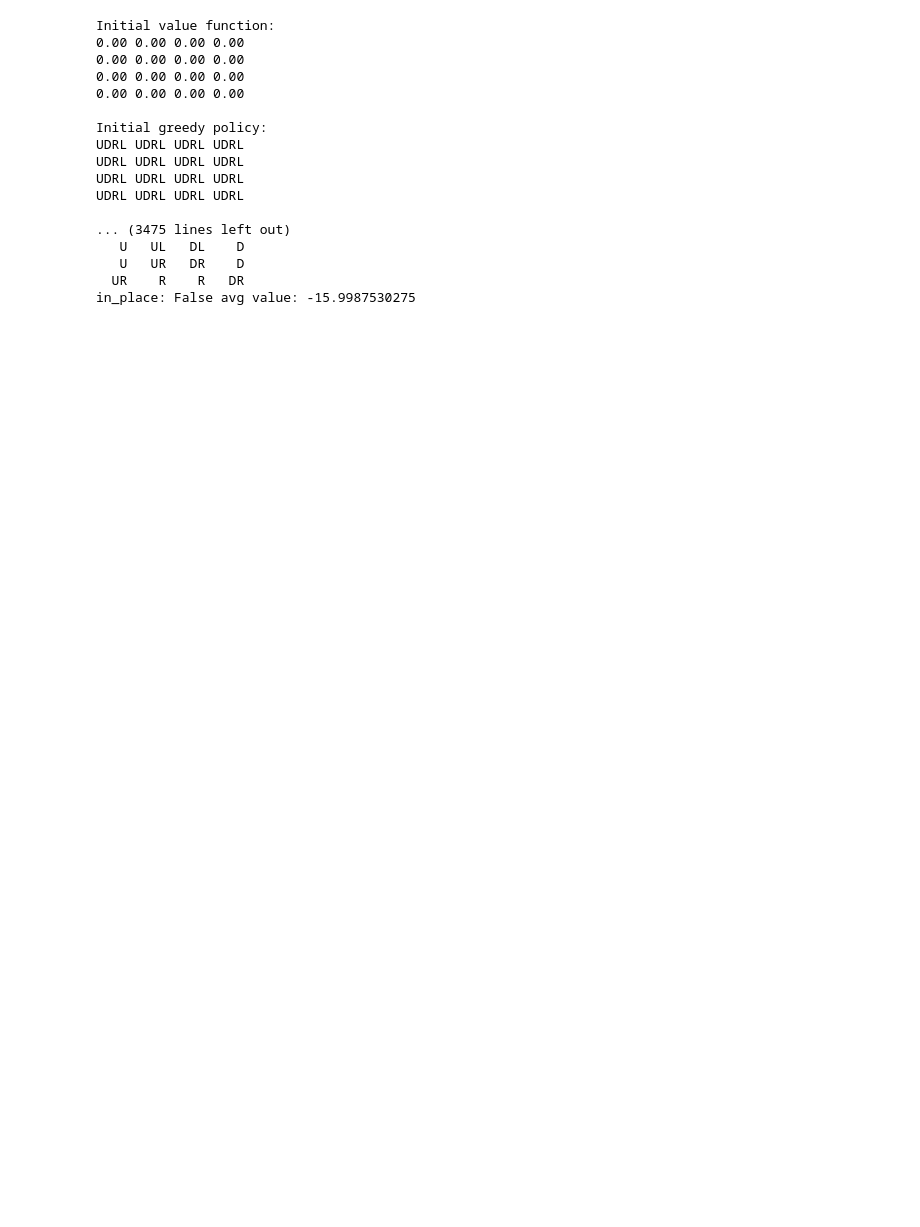
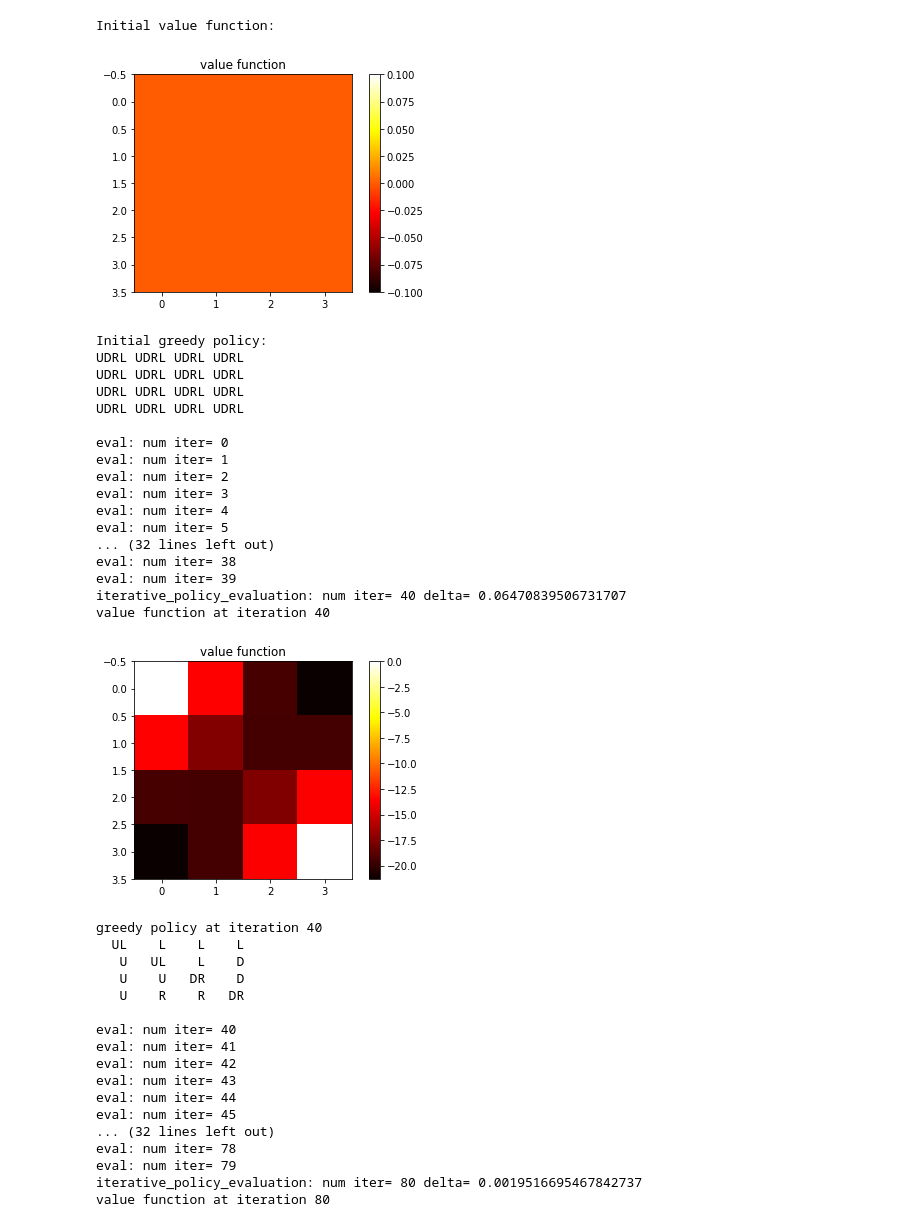
Before and after one commit to alphatamago/baserl, a Jupyter notebook: Sutton_RL_book_ch4_ch5.ipynb, the cells around one changed output. Cells and saved outputs as stored; diff of their text form; code cells hidden in the pictures; blank space fills up the shorter version.

```diff
--- a/Sutton_RL_book_ch4_ch5.ipynb
+++ b/Sutton_RL_book_ch4_ch5.ipynb
@@ -15,41 +17,65 @@ from baserl.jacks_rental import JacksRental
 random.seed(42)
 np.random.seed(42)
 # %%
-# Running Iterative Policy Evaluation on the Grid World problem, both the in-place and out-of-place versions.
+# Running Iterative Policy Evaluation on the Grid World problem,
+# This problem is discussed in the book on page 61.
+
+# Here we ran both the in-place and out-of-place versions.
 # We mentioned in the book, the in-place converges in fewer iterations, for instance 114 vs 173.
 # In particular, we notice that the results in fig 4.1 on page 62 are reproduced with the out-of-place version (where
 # we compute the new version of V using a copy of the old version), while the book mentioned that those results are for
 # in-place - that is weird.
 grid_world = GridWorld()
 for in_place in [True, False]:
     V = iterative_policy_evaluation(
         states=grid_world.states(),
         is_terminal=grid_world.is_terminal,
         actions = grid_world.actions,
         transitions = grid_world.transitions,
         policy=make_random_policy(grid_world.states(), grid_world.actions),
         gamma=grid_world.gamma(),
         theta=0.0001,
         in_place=in_place,
         print_value=grid_world.print_value,
-        print_policy=grid_world.print_policy)
+        print_policy=grid_world.print_policy,
+        print_every_n=40)
     print('in_place:', in_place, 'avg value:', np.mean([v for v in V.values()]))
     print()
 # %% [output]
 Initial value function:
-0.00 0.00 0.00 0.00
-0.00 0.00 0.00 0.00
-0.00 0.00 0.00 0.00
-0.00 0.00 0.00 0.00
-
-Initial greedy policy:
-UDRL UDRL UDRL UDRL
-UDRL UDRL UDRL UDRL
-UDRL UDRL UDRL UDRL
-UDRL UDRL UDRL UDRL
-
-... (3475 lines left out)
-   U   UL   DL    D
-   U   UR   DR    D
-  UR    R    R   DR
-in_place: False avg value: -15.9987530275
+[figure, added]
+Initial greedy policy:
+UDRL UDRL UDRL UDRL
+UDRL UDRL UDRL UDRL
+UDRL UDRL UDRL UDRL
+UDRL UDRL UDRL UDRL
+
+eval: num iter= 0
+eval: num iter= 1
+eval: num iter= 2
+eval: num iter= 3
+eval: num iter= 4
+eval: num iter= 5
+... (32 lines left out)
+eval: num iter= 38
+eval: num iter= 39
+iterative_policy_evaluation: num iter= 40 delta= 0.06470839506731707
+value function at iteration 40
+[figure, added]
+greedy policy at iteration 40
+  UL    L    L    L
+   U   UL    L    D
+   U    U   DR    D
+   U    R    R   DR
+
+eval: num iter= 40
+eval: num iter= 41
+eval: num iter= 42
+eval: num iter= 43
+eval: num iter= 44
+eval: num iter= 45
+... (32 lines left out)
+eval: num iter= 78
+eval: num iter= 79
+iterative_policy_evaluation: num iter= 80 delta= 0.0019516695467842737
+value function at iteration 80
```
Also changed, not shown: parts of 5 cells of this notebook, 5 other files.
